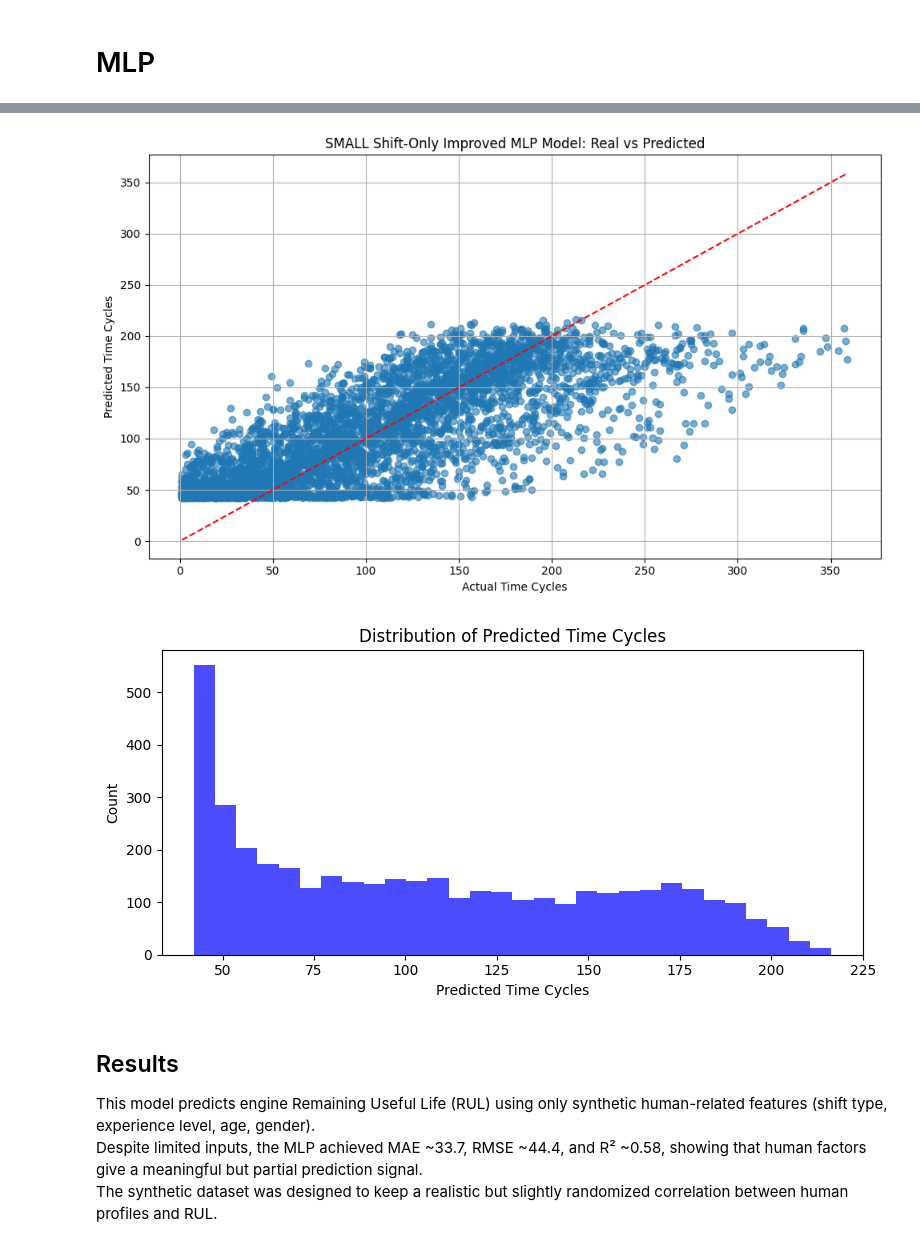
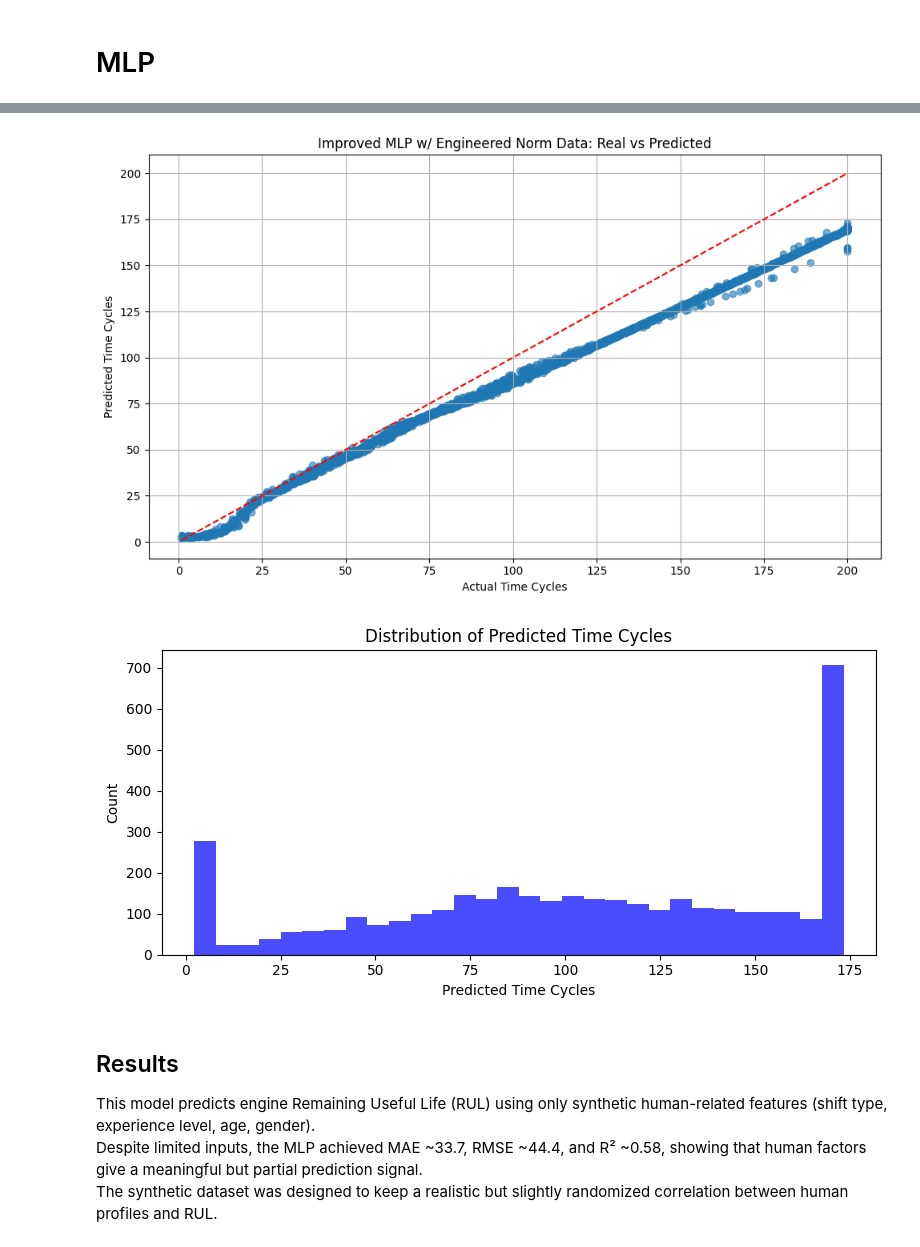
Before and after one commit to Serendipity-PdM/analysis, a Jupyter notebook: shift-data.ipynb, the cells around one changed output, grey strips where cells are left out. Drawn from its saved outputs; the diff is of its cells as text; code cells hidden in the pictures.

```diff
--- a/shift-data.ipynb
+++ b/shift-data.ipynb
@@ -343,12 +423,28 @@ import torch.optim as optim
 
 # --- Load dataset ---
 df = pd.read_csv("datasets/shift-data/train_FD001_with_humans.csv")
+
+# --- Feature Engineering ---
 drop_columns = ["op_setting_1", "op_setting_2", "op_setting_3"] + [f"sensor_{i}" for i in range(1, 22)]
 X = df.drop(columns=drop_columns + ["time_cycles", "unit_number"])
-y = df["time_cycles"]
+y = df["adjusted_rul"]
 
-# --- Encode and scale ---
+# Identify numerical columns for normalization
+numerical_cols = X.select_dtypes(include=["int64", "float64"]).columns.tolist()
+
+# Create normalized versions of numerical columns (engineered norm features)
+for col in numerical_cols:
+    mean = X[col].mean()
+    std = X[col].std()
+    if std != 0:
+        X[f"{col}_norm"] = (X[col] - mean) / std
+    else:
+        X[f"{col}_norm"] = 0.0
+
+# Encode categorical variables
 X = pd.get_dummies(X, columns=["shift_type", "experience_level", "gender"], drop_first=True)
+
+# Scale full feature set
 scaler = StandardScaler()
 X_scaled = scaler.fit_transform(X)
 
@@ -442,18 +538,18 @@ rmse = np.sqrt(mean_squared_error(targets, preds))
 r2 = r2_score(targets, preds)
 print(f"\nMAE: {mae:.2f}, RMSE: {rmse:.2f}, R²: {r2:.4f}")
 
-# --- Plot ---
+# --- Scatter Plot ---
 plt.figure(figsize=(10, 6))
 plt.scatter(targets, preds, alpha=0.6)
 plt.plot([min(targets), max(targets)], [min(targets), max(targets)], 'r--')
 plt.xlabel("Actual Time Cycles")
 plt.ylabel("Predicted Time Cycles")
-plt.title("SMALL Shift-Only Improved MLP Model: Real vs Predicted")
+plt.title("Improved MLP w/ Engineered Norm Data: Real vs Predicted")
 plt.grid(True)
 plt.tight_layout()
 plt.show()
 
-# Histogram
+# --- Prediction Distribution ---
 plt.figure(figsize=(8, 4))
 plt.hist(preds, bins=30, color="blue", alpha=0.7)
 plt.xlabel("Predicted Time Cycles")
@@ -482,5 +578,5 @@ MAE: 33.83, RMSE: 44.42, R²: 0.5793
-[figure, old version]
+[figure, new version]
-[figure, old version]
+[figure, new version]
 # %% [markdown]
 ## Results
 
```
Also changed, not shown: parts of 9 cells of this notebook.
